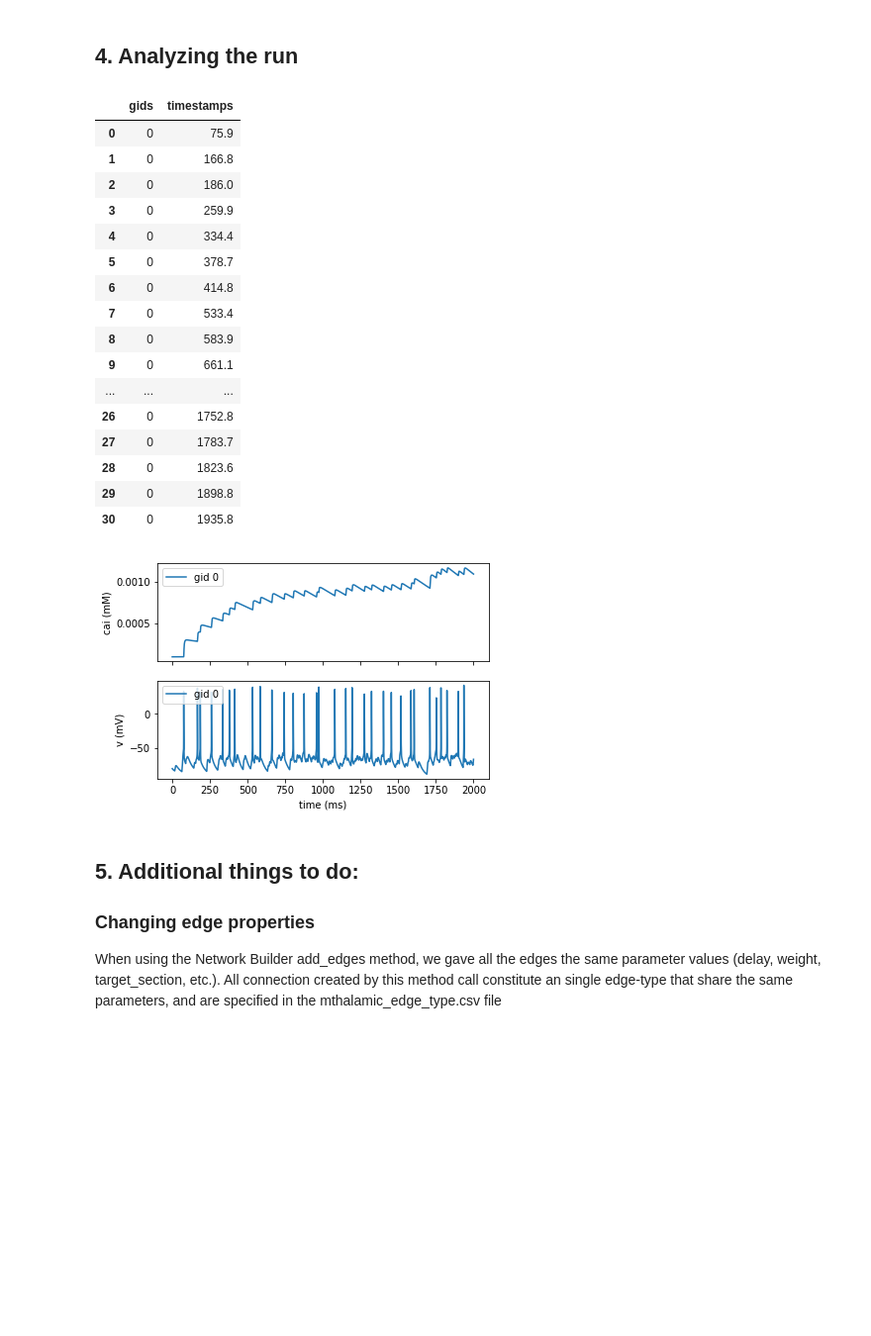
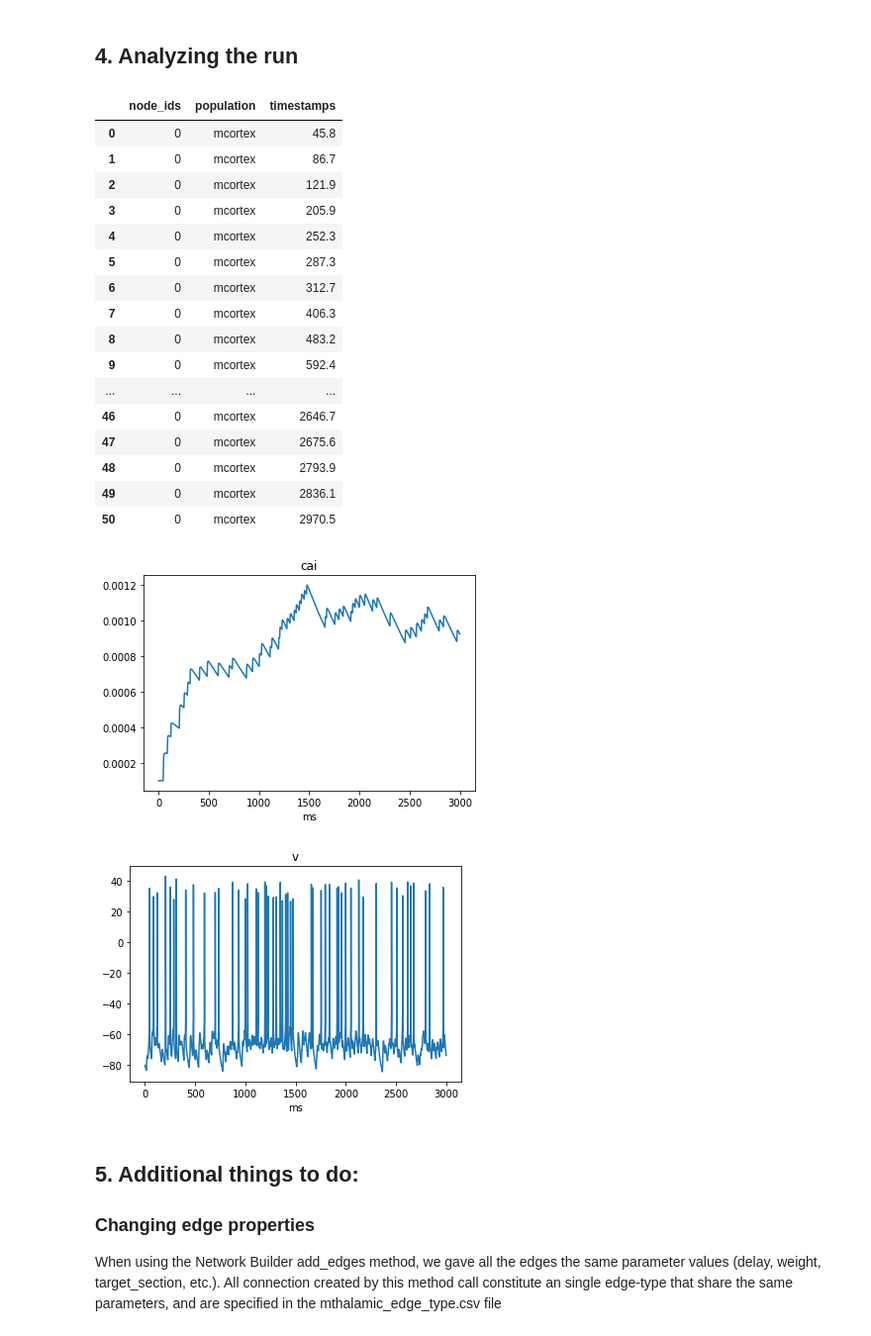
Before and after one commit to AllenInstitute/bmtk, a Jupyter notebook: docs/tutorial/02_single_cell_syn.ipynb, the cells around one changed output. Shown at 99% size. Cells and saved outputs as stored; diff of their text form; code cells hidden in the pictures; blank space fills up the shorter version.

```diff
--- a/docs/tutorial/02_single_cell_syn.ipynb
+++ b/docs/tutorial/02_single_cell_syn.ipynb
@@ -179,31 +204,32 @@ RuntimeError: hoc error
 ## 4. Analyzing the run
 # %%
 from bmtk.analyzer.spike_trains import to_dataframe
-to_dataframe(config_file='simulation_config.json')
+to_dataframe(config_file='sim_ch02/simulation_config.json')
 # %% [output]
-|  | gids | timestamps |
-| 0 | 0 | 75.9 |
-| 1 | 0 | 166.8 |
-| 2 | 0 | 186.0 |
-| 3 | 0 | 259.9 |
-| 4 | 0 | 334.4 |
-| 5 | 0 | 378.7 |
-| 6 | 0 | 414.8 |
-| 7 | 0 | 533.4 |
-| 8 | 0 | 583.9 |
-| 9 | 0 | 661.1 |
-| ... | ... | ... |
-| 26 | 0 | 1752.8 |
-| 27 | 0 | 1783.7 |
-| 28 | 0 | 1823.6 |
-| 29 | 0 | 1898.8 |
-| 30 | 0 | 1935.8 |
+|  | node_ids | population | timestamps |
+| 0 | 0 | mcortex | 45.8 |
+| 1 | 0 | mcortex | 86.7 |
+| 2 | 0 | mcortex | 121.9 |
+| 3 | 0 | mcortex | 205.9 |
+| 4 | 0 | mcortex | 252.3 |
+| 5 | 0 | mcortex | 287.3 |
+| 6 | 0 | mcortex | 312.7 |
+| 7 | 0 | mcortex | 406.3 |
+| 8 | 0 | mcortex | 483.2 |
+| 9 | 0 | mcortex | 592.4 |
+| ... | ... | ... | ... |
+| 46 | 0 | mcortex | 2646.7 |
+| 47 | 0 | mcortex | 2675.6 |
+| 48 | 0 | mcortex | 2793.9 |
+| 49 | 0 | mcortex | 2836.1 |
+| 50 | 0 | mcortex | 2970.5 |
 # %%
 from bmtk.analyzer.cell_vars import plot_report
 
-plot_report(config_file='simulation_config.json')
+plot_report(config_file='sim_ch02/simulation_config.json')
 # %% [output]
-[figure, old version]
+[figure, new version]
+[figure, added]
 # %% [markdown]
 ## 5. Additional things to do:
 
```
Also changed, not shown: parts of 16 cells of this notebook, 3 other files.
